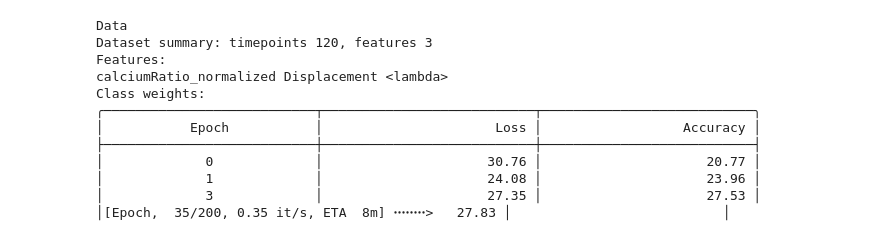
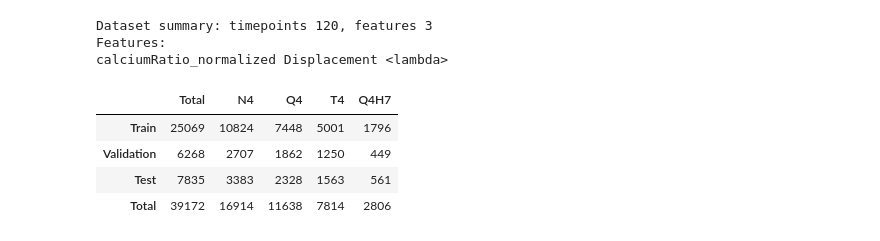
Before and after one commit to ClementPla/PycalcActivation, a Jupyter notebook: notebooks/temp.ipynb, the cells around one changed output. Cells and saved outputs as stored; diff of their text form; code cells hidden in the pictures.

```diff
--- a/notebooks/temp.ipynb
+++ b/notebooks/temp.ipynb
@@ -99,5 +101,28 @@ Class weights:
 [figure]
 # %%
+import numpy as np
+import torch
+import matplotlib.pyplot as plt
+import pandas as pd
+from PycalcAct.dataset import *
+from PycalcAct.model import (
+    MixedFCTemporalModel)
+from PycalcAct.trainer import Trainer
+from PycalcAct.calculateCustomAccuracy import calculateCustomAccuracy
+from pathlib import Path
+from PycalcAct.myCustomCriterion import myCustomCriterion
+_ = torch.manual_seed(1234)
+
+
+
+# dataFolder = Path(//Hmr_lymph/d/SebastienThis/CalciumPredictions/Ca2-Analysis_McGill/prediction/agAffinity/dataset_mcgill")
+# dataFolder = Path("D:/Ca2-Analysis_McGill/prediction/agAffinity/dataset_mcgill")
+dataFolder = Path("D:/Ca2-Analysis_McGill/prediction/agAffinity/datasets/dataset_mcgill")
+
+
+csv_path=[dataFolder.joinpath("legend.csv"), dataFolder.joinpath("calciumRatio_normalized.csv")]
+csv_pos_path = dataFolder.joinpath("position.csv")
+
 dataset2 = Dataset(
     csv_path = csv_path,
     csv_pos_path=csv_pos_path,  # Optional
@@ -111,48 +136,40 @@ dataset2 = Dataset(
 dataset2.create_new_feature_by_operations(lambda x: np.abs(np.fft.fft(x[:, 0])))
 
 # Setup model
 model2 = MixedFCTemporalModel(
     n_classes= 1,
     n_rnn_layers=3,
     rnn_hidden_size=32,
     n_fc_layers=1,
     fc_hidden_size=32,
     temporal_length=dataset2.length_serie,
     input_size=dataset2.features,
     bidirectional=True,
     pooling=None,
     dropout=0.2
 )
 
 # Setup training
-
-
 trainer2 = Trainer(
     dataset2,
     model2,
     device="cuda",
-    batch_size=1500,
+    batch_size=500,
     criterion=None,
     is_regression=True,
     use_class_weights=False,
     regression_bounds_y = torch.Tensor([-12,-10,-9]).to("cuda"),
-    regression_bounds_y_pred = torch.Tensor([-12,-10,-9]).to("cuda"),#torch.Tensor([-12,-10,-9]).to("cuda")
-)  # You can pass your own optimizer, criterion, learning rate, weight decay and learning rate scheduler.
+    regression_bounds_y_pred = torch.Tensor([-12,-10,-9]).to("cuda"),
+    store_best="myFScore",
+)
 
-n_epochs = 200
-trainer2.summary()
-trainer2.train(n_epochs)
-trainer2.test("best")
+dataset2.summarize()
 # %% [output]
-Data
 Dataset summary: timepoints 120, features 3
 Features:
 calciumRatio_normalized Displacement <lambda>
-Class weights:
-╭───────────────────────────┬───────────────────────────┬───────────────────────────╮
-│           Epoch           │                      Loss │                  Accuracy │
-├───────────────────────────┼───────────────────────────┼───────────────────────────┤
-│             0             │                     30.76 │                     20.77 │
-│             1             │                     24.08 │                     23.96 │
-│             3             │                     27.35 │                     27.53 │
-│[Epoch,  35/200, 0.35 it/s, ETA  8m] ꞏꞏꞏꞏꞏꞏꞏꞏ>   27.83 │                           │
+|  | Total | N4 | Q4 | T4 | Q4H7 |
+| Train | 25069 | 10824 | 7448 | 5001 | 1796 |
+| Validation | 6268 | 2707 | 1862 | 1250 | 449 |
+| Test | 7835 | 3383 | 2328 | 1563 | 561 |
+| Total | 39172 | 16914 | 11638 | 7814 | 2806 |
```
Also changed, not shown: parts of 10 cells of this notebook, 4 other files.
